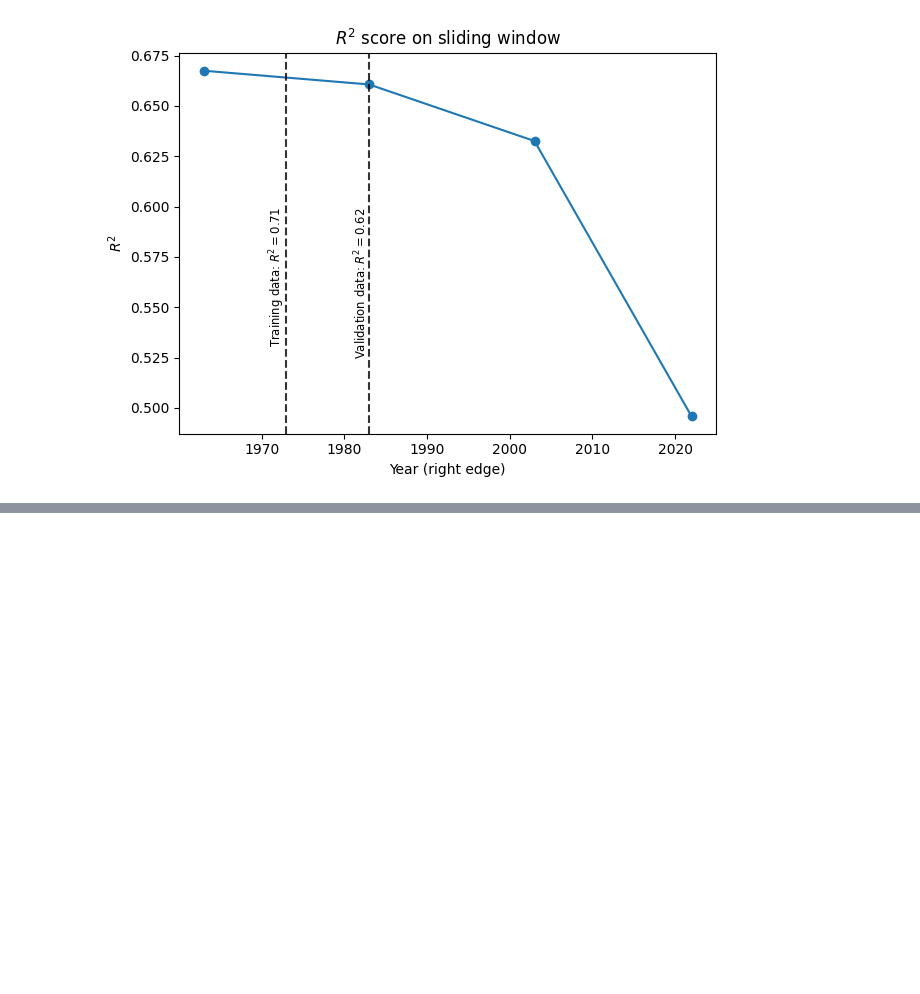
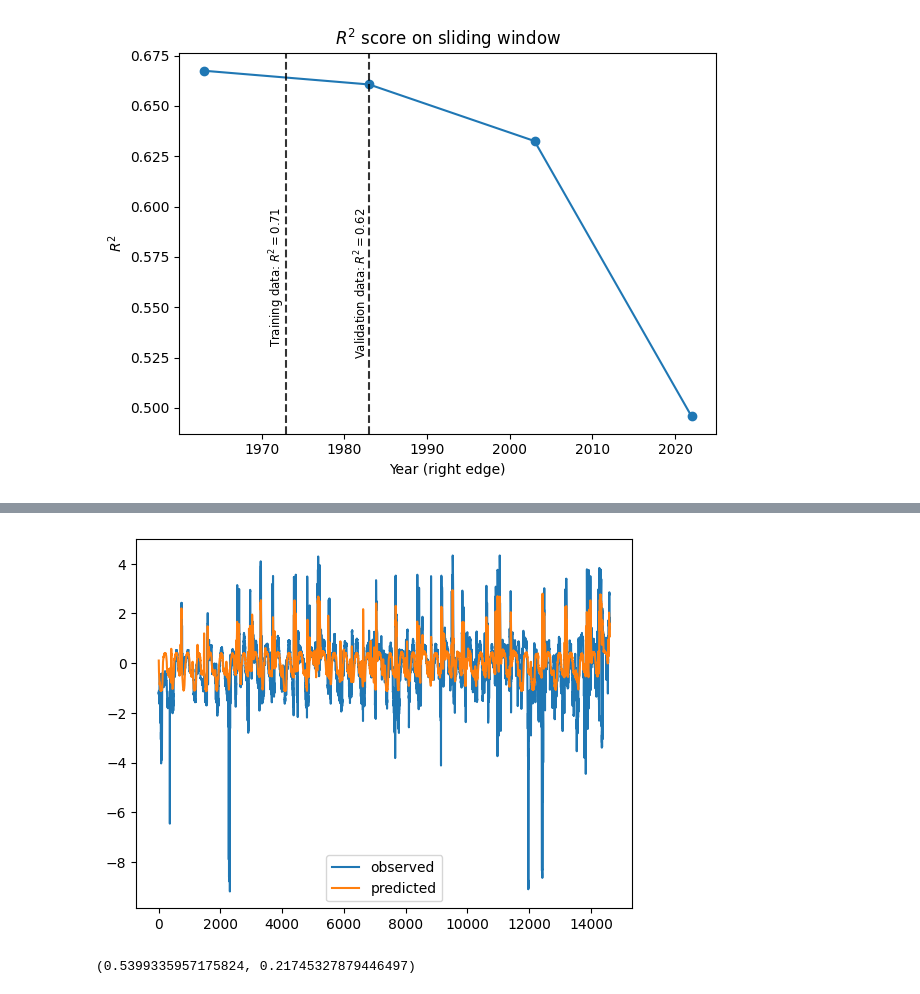
Before and after one commit to Matt2371/DL-reservoir-modeling, a Jupyter notebook: experiments/8_shasta_data_dist.ipynb, the cells around one changed output, grey strips where cells are left out. Cells and saved outputs as stored; diff of their text form; code cells hidden in the pictures; blank space fills up the shorter version.

```diff
--- a/experiments/8_shasta_data_dist.ipynb
+++ b/experiments/8_shasta_data_dist.ipynb
@@ -92,7 +92,7 @@ from src.models.predict_model import *
 from src.models.train_model import *
 from src.models.hyperparameter_tuning import *
 # %%
-def data_processing(name, transform_type, train_frac=0.75, val_frac=0.25, left='1944-01-01', right='1983-12-31'):
+def data_processing(name, transform_type, train_frac=0.75, val_frac=0.25, left='1944-01-01', right='1983-12-31', log_names=[]):
     """
     Run data processing pipeline. Return Dataloader objects for training and validation data
     Params:
@@ -100,6 +100,7 @@ def data_processing(name, transform_type, train_frac=0.75, val_frac=0.25, left='
     transform_type -- str, in preprocessing, whether to 'standardize' or 'normalize' the data
     left -- str (YYYY-MM-DD), beginning boundary of time window
     right -- str (YYYY-MM-DD), end boundary of time window
+    log_names -- list of column names (str) to take log of before running rest of pipeline. E.g. ['inflow', 'outflow', 'storage']
     """
 
     # Read in data, columns are [inflow, outflow, storage]
@@ -108,6 +109,13 @@ def data_processing(name, transform_type, train_frac=0.75, val_frac=0.25, left='
     df['doy'] = df.index.to_series().dt.dayofyear
     # Select data window
     df = df[left:right].copy()
+
+    # Take log of df columns that are in log_names
+    for column_name in df.columns:
+        if column_name in log_names:
+            df[column_name] = np.log(df[column_name])
+        else:
+            continue
 
     # Run data processing pipeline
     pipeline = processing_pipeline(train_frac=train_frac, val_frac=val_frac, test_frac=0, chunk_size=3*365, pad_value=-1, transform_type=transform_type, fill_na_method='mean')
@@ -361,0 +410,25 @@ plt.show()
+# %%
+# Training and validation performance
+
+# Get predictions
+y_hat_train_log, y_hat_val_log= predict(model_log, result_log[0][0]), predict(model_log, result_log[1][0])
+# Flatten and remove padding values
+y_hat_train_log, y_train_log = flatten_rm_pad(y_hat=y_hat_train_log, y=result_log[0][1])
+y_hat_val_log, y_val_log = flatten_rm_pad(y_hat=y_hat_val_log, y=result_log[1][1])
+# Find R2 metrics
+r2_train_log = r2_score(y_pred=y_hat_train_log, y_true=y_train_log)
+r2_val_log = r2_score(y_pred=y_hat_val_log, y_true=y_val_log)
+# Plot
+# Concat results, check dimensions with datetime index
+y_hat_log, y_log = torch.cat((y_hat_train_log, y_hat_val_log)), torch.cat((y_train_log, y_val_log))
+len(y_hat_log) == len(y_log)
+plt.plot(y_log, label='observed')
+plt.plot(y_hat_log, label='predicted')
+plt.legend()
+plt.show()
+# %% [output]
+[figure, added]
+# %%
+r2_train_log, r2_val_log
+# %% [output]
+(0.5399335957175824, 0.21745327879446497)
```
Also changed, not shown: parts of 4 cells of this notebook.
